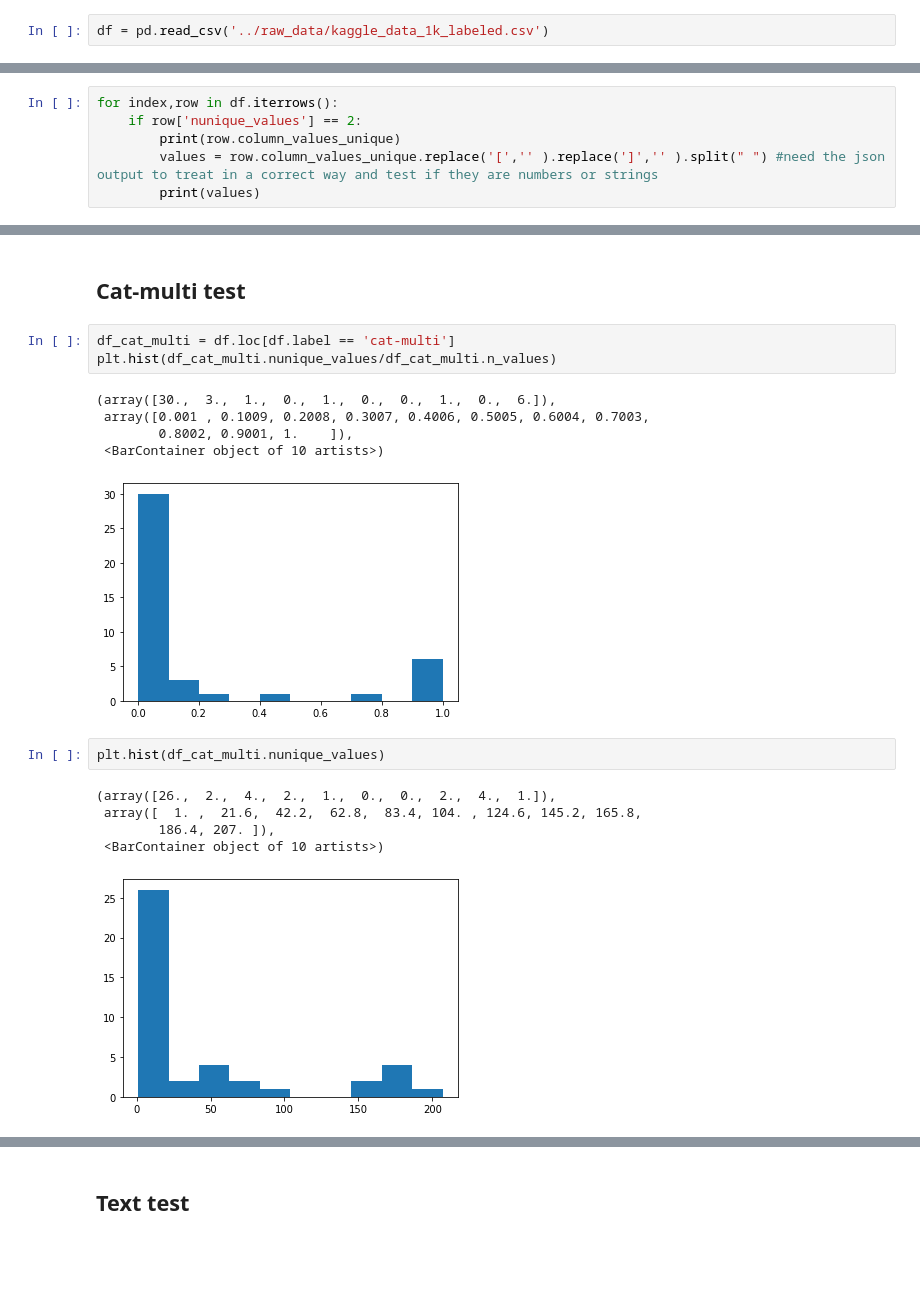
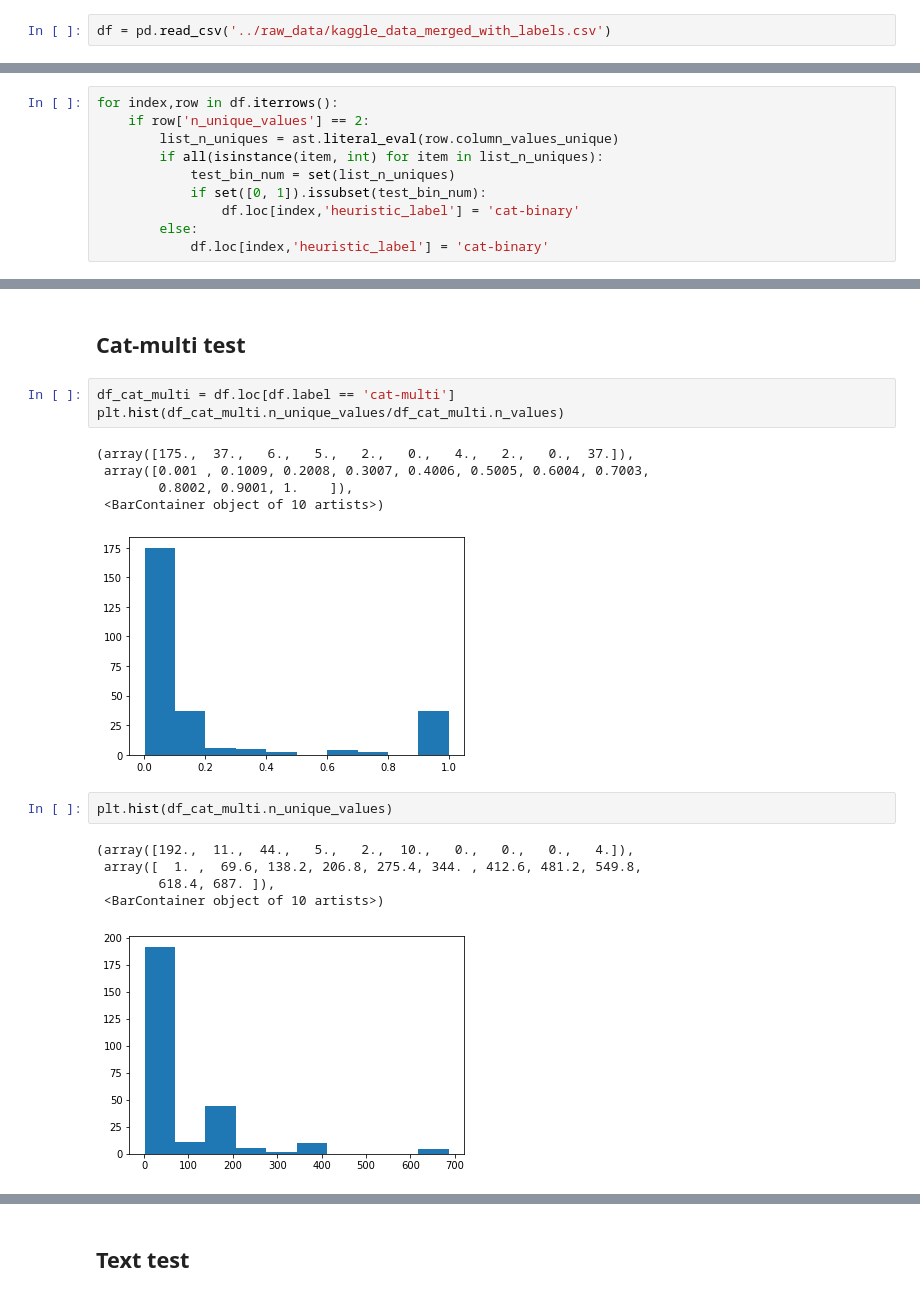
Before and after one commit to mareksherman/classipy, a Jupyter notebook: notebooks/gabisilvano.ipynb, the cells around one changed output, grey strips where cells are left out. Drawn from its saved outputs; the diff is of its cells as text; blank space fills up the shorter version.

Commit message:
Added the heuristic test to a class

```diff
--- a/notebooks/gabisilvano.ipynb
+++ b/notebooks/gabisilvano.ipynb
@@ -9,7 +10,7 @@ import math
 # %% [markdown]
 # Import Dataset
 # %%
-df = pd.read_csv('../raw_data/kaggle_data_1k_labeled.csv')
+df = pd.read_csv('../raw_data/kaggle_data_merged_with_labels.csv')
 # %%
 df.head()
 # %% [output]
@@ -61,7 +67,11 @@ df.loc[df.label == 'date']
 Testing if the column has more than 2 unique values. If the values are numbers, verify if they are 0 and 1.
 # %%
 for index,row in df.iterrows():
-    if row['nunique_values'] == 2:
-        print(row.column_values_unique)
-        values = row.column_values_unique.replace('[','' ).replace(']','' ).split(" ") #need the json output to treat in a correct way and test if they are numbers or strings
-        print(values)
+    if row['n_unique_values'] == 2:
+        list_n_uniques = ast.literal_eval(row.column_values_unique)
+        if all(isinstance(item, int) for item in list_n_uniques):
+            test_bin_num = set(list_n_uniques)
+            if set([0, 1]).issubset(test_bin_num):
+                df.loc[index,'heuristic_label'] = 'cat-binary'
+        else:
+            df.loc[index,'heuristic_label'] = 'cat-binary'
@@ -122,21 +166,21 @@ df.loc[df.heuristic_label == 'date']
 ## Cat-multi test
 # %%
 df_cat_multi = df.loc[df.label == 'cat-multi']
-plt.hist(df_cat_multi.nunique_values/df_cat_multi.n_values)
+plt.hist(df_cat_multi.n_unique_values/df_cat_multi.n_values)
 # %% [output]
-(array([30.,  3.,  1.,  0.,  1.,  0.,  0.,  1.,  0.,  6.]),
+(array([175.,  37.,   6.,   5.,   2.,   0.,   4.,   2.,   0.,  37.]),
  array([0.001 , 0.1009, 0.2008, 0.3007, 0.4006, 0.5005, 0.6004, 0.7003,
         0.8002, 0.9001, 1.    ]),
  <BarContainer object of 10 artists>)
-[figure, old version]
+[figure, new version]
 # %%
-plt.hist(df_cat_multi.nunique_values)
+plt.hist(df_cat_multi.n_unique_values)
 # %% [output]
-(array([26.,  2.,  4.,  2.,  1.,  0.,  0.,  2.,  4.,  1.]),
- array([  1. ,  21.6,  42.2,  62.8,  83.4, 104. , 124.6, 145.2, 165.8,
-        186.4, 207. ]),
+(array([192.,  11.,  44.,   5.,   2.,  10.,   0.,   0.,   0.,   4.]),
+ array([  1. ,  69.6, 138.2, 206.8, 275.4, 344. , 412.6, 481.2, 549.8,
+        618.4, 687. ]),
  <BarContainer object of 10 artists>)
-[figure, old version]
+[figure, new version]
 # %%
 df_cat_multi.head(20)
 # %% [output]
```
Also changed, not shown: parts of 17 cells of this notebook, 1 other file.
